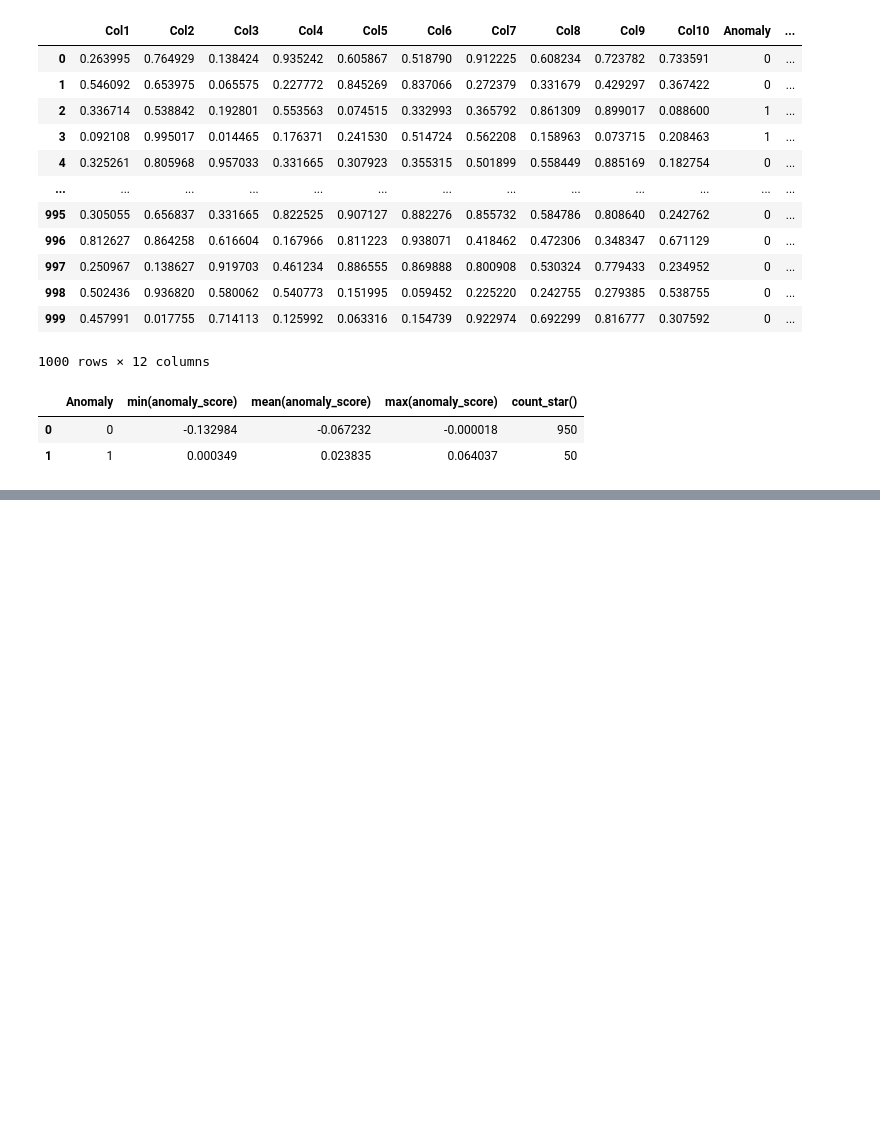
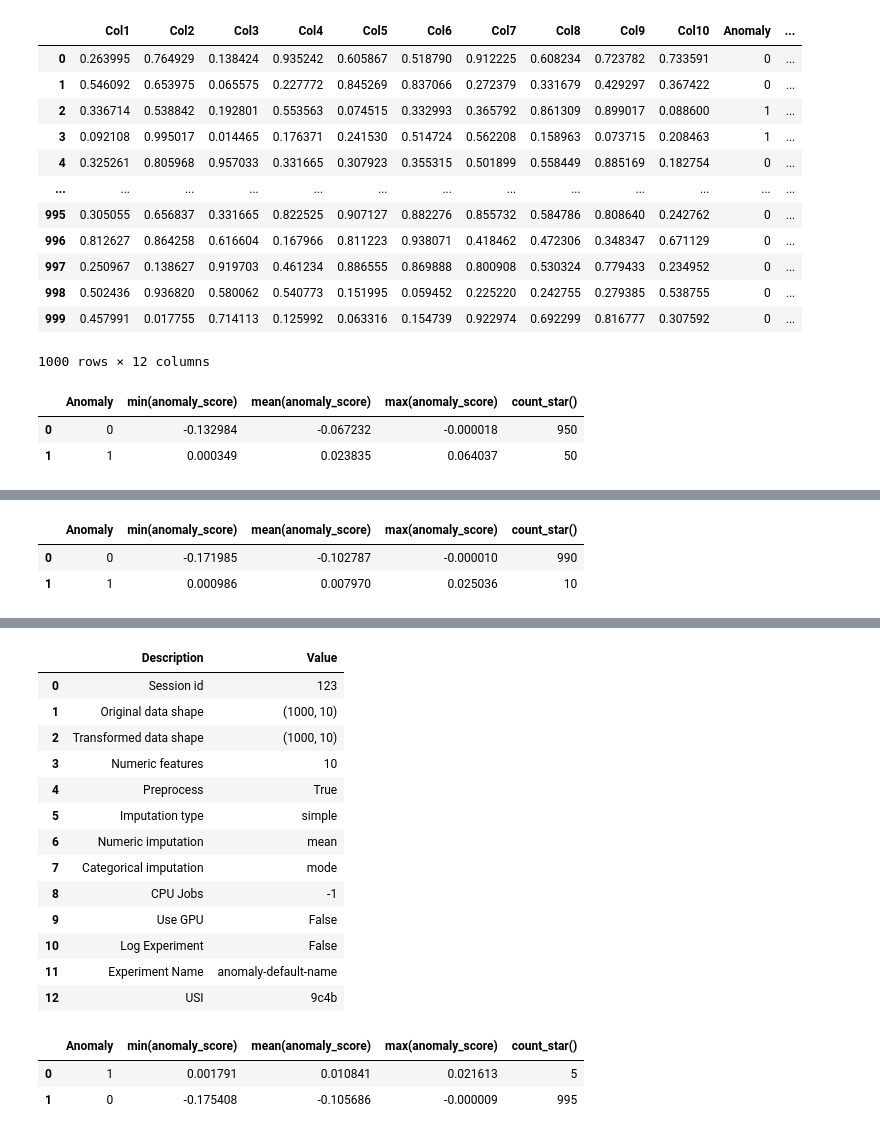
Before and after one commit to erickimkorea/ML_Training, a Jupyter notebook: d6_automl/6_7_Anomaly Detection.ipynb, the cells around one changed output, grey strips where cells are left out. Cells and saved outputs as stored; diff of their text form; code cells hidden in the pictures; blank space fills up the shorter version.

```diff
--- a/d6_automl/6_7_Anomaly Detection.ipynb
+++ b/d6_automl/6_7_Anomaly Detection.ipynb
@@ -158,0 +185,13 @@ esql("select anomaly, min(anomaly_score),mean(anomaly_score),max(anomaly_score),
+# %%
+esql("select anomaly, min(anomaly_score),mean(anomaly_score),max(anomaly_score),count(*) from results group by anomaly")
+# %% [output]
+|  | Anomaly | min(anomaly_score) | mean(anomaly_score) | max(anomaly_score) | count_star() |
+| 0 | 0 | -0.171985 | -0.102787 | -0.000010 | 990 |
+| 1 | 1 | 0.000986 | 0.007970 | 0.025036 | 10 |
+# %%
+exp_ano = setup(data=data, session_id=123,verbose=False)
+iforest = create_model('iforest', fraction=0.005)
+
+results = assign_model(iforest,verbose=False)
+clear_disp()
+# %% [output]
@@ -158,0 +201,20 @@ esql("select anomaly, min(anomaly_score),mean(anomaly_score),max(anomaly_score),
+|  | Description | Value |
+| 0 | Session id | 123 |
+| 1 | Original data shape | (1000, 10) |
+| 2 | Transformed data shape | (1000, 10) |
+| 3 | Numeric features | 10 |
+| 4 | Preprocess | True |
+| 5 | Imputation type | simple |
+| 6 | Numeric imputation | mean |
+| 7 | Categorical imputation | mode |
+| 8 | CPU Jobs | -1 |
+| 9 | Use GPU | False |
+| 10 | Log Experiment | False |
+| 11 | Experiment Name | anomaly-default-name |
+| 12 | USI | 9c4b |
+# %%
+esql("select anomaly, min(anomaly_score),mean(anomaly_score),max(anomaly_score),count(*) from results group by anomaly")
+# %% [output]
+|  | Anomaly | min(anomaly_score) | mean(anomaly_score) | max(anomaly_score) | count_star() |
+| 0 | 1 | 0.001791 | 0.010841 | 0.021613 | 5 |
+| 1 | 0 | -0.175408 | -0.105686 | -0.000009 | 995 |
```
Also changed, not shown: parts of 2 cells of this notebook.
